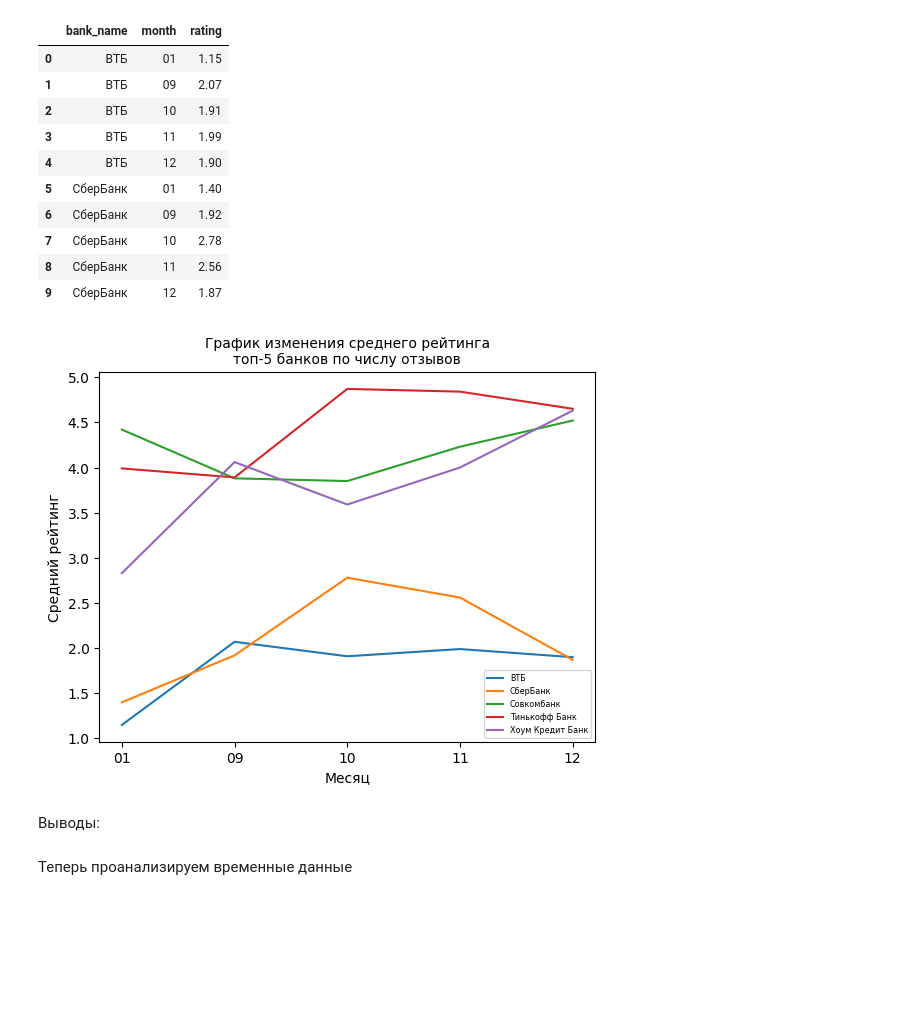
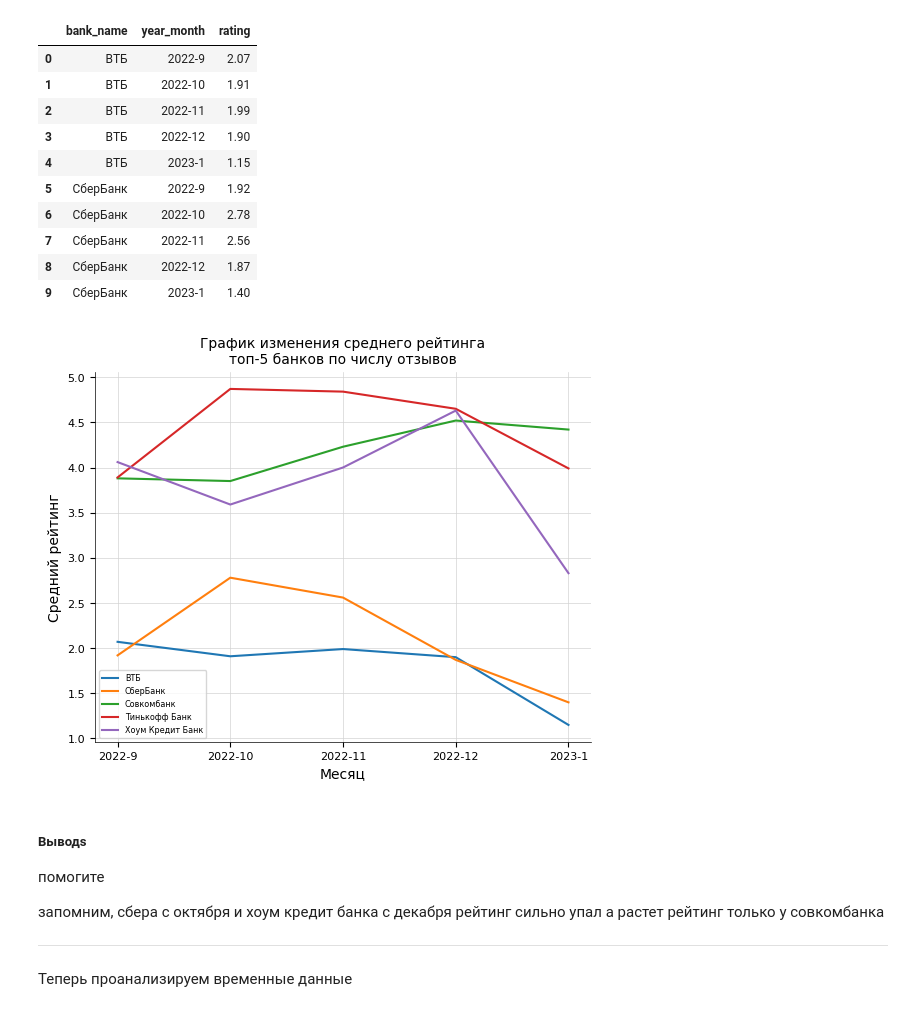
Before and after one commit to maykorablina/test-task-sber-ds-nlp, a Jupyter notebook: test_task.ipynb, the cells around one changed output. Drawn from its saved outputs; the diff is of its cells as text; code cells hidden in the pictures; blank space fills up the shorter version.

Commit message:
More graphs and start of formatting

```diff
--- a/test_task.ipynb
+++ b/test_task.ipynb
@@ -43,8 +88,8 @@ data
 # %%
-# топ-5 банков по числу отзывов
-# banks_reviews_count = data['bank_name'].value_counts().reset_index()
+# топ-15 банков по числу отзывов
 banks_reviews_and_rating = data.groupby(['bank_name']).agg({'body':'count', 'rating': 'mean'}).reset_index()
 banks_reviews_and_rating.columns = ['bank_name', 'count', 'rating']
+banks_reviews_and_rating['rating'] = banks_reviews_and_rating['rating'].round(2)
 banks_reviews_and_rating.sort_values(by='count', ascending=False, inplace=True)
 top15_banks_by_count = banks_reviews_and_rating.head(15).reset_index(drop=True)
 top15_banks_by_count
@@ -74,8 +119,0 @@ top1_bank_by_rating
-# %%
-# data['year_month'] = pd.to_datetime(data['date']).dt.strftime('%Y-%m')
-data['month'] = pd.to_datetime(data['date']).dt.strftime('%m')
-# эти данные понадобятся позже
-data['day'] = data['date'].dt.day
-data['hour'] = data['date'].dt.hour
-data['minute'] = data['date'].dt.minute
-data['second'] = data['date'].dt.second
@@ -82,38 +128,65 @@ data['second'] = data['date'].dt.second
+# %%
+data['year'] = data['date'].dt.year
+data['month'] = data['date'].dt.month
+data['day'] = data['date'].dt.day
+data['hour'] = data['date'].dt.hour
+data['minute'] = data['date'].dt.minute
+data['second'] = data['date'].dt.second
 # %%
-# data_to_graph = data[data['bank_name'].isin(top5_banks['bank_name'])].groupby(['bank_name', 'month']).mean()
-data_to_graph = data[['bank_name','month','rating']]
-data_to_graph = data_to_graph[data_to_graph['bank_name'].isin(top15_banks_by_count.head(5)['bank_name'])].groupby(['bank_name', 'month']).agg({'rating': 'mean'}).reset_index()
+# построим график изменения среднего рейтинга по месяцам у топ-5 банков по числу отзывов
+data['year_month'] = data['year'].astype(str) + '-' + data['month'].astype(str)
+data_to_graph = data[['bank_name','year_month','rating']]
+data_to_graph = data_to_graph[data_to_graph['bank_name'].isin(top15_banks_by_count.head(5)['bank_name'])].groupby(['bank_name', 'year_month']).agg({'rating': 'mean'}).reset_index()
 data_to_graph['rating'] = data_to_graph['rating'].round(2)
+order = ['2022-9', '2022-10', '2022-11', '2022-12', '2023-1']
+data_to_graph['year_month'] = pd.Categorical(data_to_graph['year_month'], categories=order, ordered=True)
+data_to_graph = data_to_graph.sort_values(by=['bank_name', 'year_month']).reset_index(drop=True)
 data_to_graph.head(10)
 # %% [output]
-|  | bank_name | month | rating |
-| 0 | ВТБ | 01 | 1.15 |
-| 1 | ВТБ | 09 | 2.07 |
-| 2 | ВТБ | 10 | 1.91 |
-| 3 | ВТБ | 11 | 1.99 |
-| 4 | ВТБ | 12 | 1.90 |
-| 5 | СберБанк | 01 | 1.40 |
-| 6 | СберБанк | 09 | 1.92 |
-| 7 | СберБанк | 10 | 2.78 |
-| 8 | СберБанк | 11 | 2.56 |
-| 9 | СберБанк | 12 | 1.87 |
+|  | bank_name | year_month | rating |
+| 0 | ВТБ | 2022-9 | 2.07 |
+| 1 | ВТБ | 2022-10 | 1.91 |
+| 2 | ВТБ | 2022-11 | 1.99 |
+| 3 | ВТБ | 2022-12 | 1.90 |
+| 4 | ВТБ | 2023-1 | 1.15 |
+| 5 | СберБанк | 2022-9 | 1.92 |
+| 6 | СберБанк | 2022-10 | 2.78 |
+| 7 | СберБанк | 2022-11 | 2.56 |
+| 8 | СберБанк | 2022-12 | 1.87 |
+| 9 | СберБанк | 2023-1 | 1.40 |
 # %%
+# data_to_graph['month'] = data_to_graph['month'].astype(str)
 banks = data_to_graph['bank_name'].unique()
 
 # plt.figure(figsize=(8, 5))
 for b in banks:
     bank_data = data_to_graph[data_to_graph['bank_name'] == b]
-    plt.plot(bank_data['month'], bank_data['rating'], label=b)
-
+    plt.plot(bank_data['year_month'], bank_data['rating'], label=b)
 plt.title('График изменения среднего рейтинга\nтоп-5 банков по числу отзывов', fontsize=10)
 plt.xlabel('Месяц')
 plt.ylabel('Средний рейтинг')
-plt.legend(fontsize='xx-small', loc='lower right')
+plt.box(True)
+plt.legend(fontsize='xx-small', loc='lower left')
+plt.grid(True, linestyle='-', linewidth=0.5, color='lightgrey')
+plt.xticks(fontsize=8)
+plt.yticks(fontsize=8)
+ax = plt.gca()
+ax.spines['top'].set_visible(False)
+ax.spines['right'].set_visible(False)
+ax.spines['bottom'].set_linewidth(0.5)
+ax.spines['left'].set_linewidth(0.5)
 plt.show()
 # %% [output]
-[figure, old version]
+[figure, new version]
 # %% [markdown]
-Выводы:
+##### Выводs
+
+помогите
+
+запомним, сбера с октября и хоум кредит банка с декабря рейтинг сильно упал
+а растет рейтинг только у совкомбанка
+
+---
 # %% [markdown]
 Теперь проанализируем временные данные
 # %%
```
Also changed, not shown: parts of 25 cells of this notebook.
